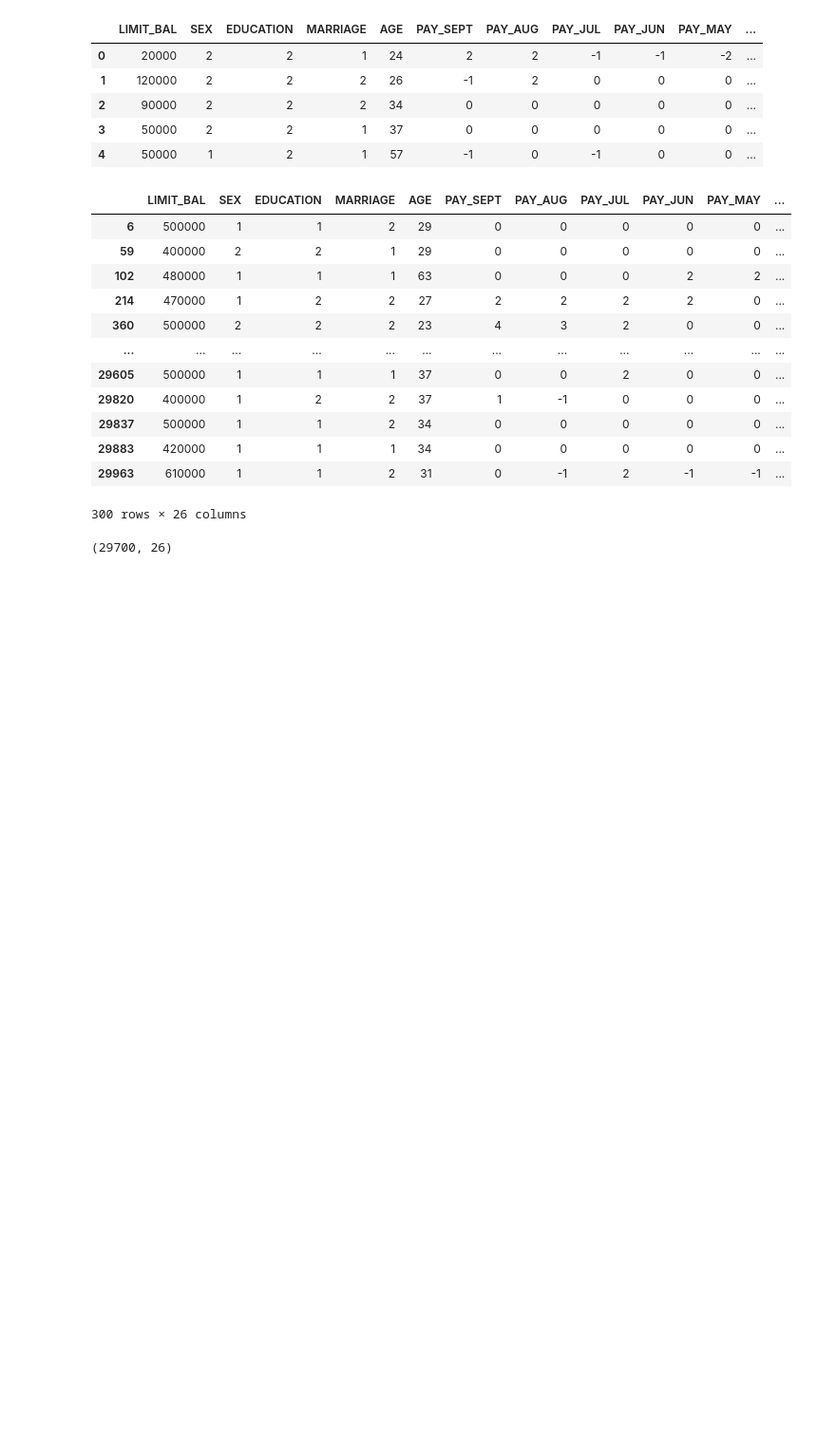
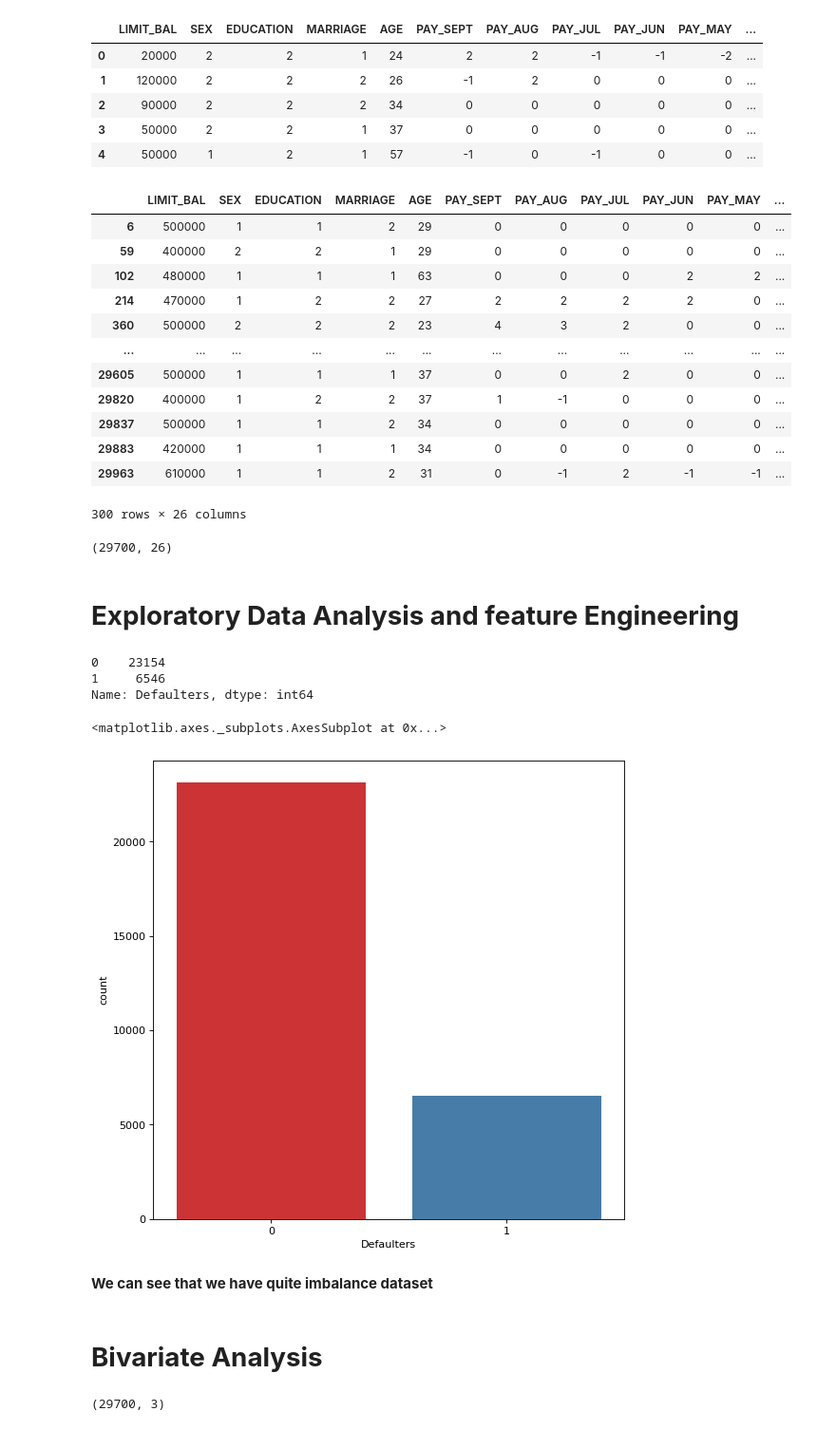
Before and after one commit to Sivaramaguhan/Credit-card-default-prediction, a Jupyter notebook: Guhan_Credit_Card_Default_Prediction_Capstone_Project.ipynb, the cells around one changed output. Shown: that part at 95% size. Drawn from its saved outputs; the diff is of its cells as text; code cells hidden in the pictures; blank space fills up the shorter version.

```diff
--- a/Guhan_Credit_Card_Default_Prediction_Capstone_Project.ipynb
+++ b/Guhan_Credit_Card_Default_Prediction_Capstone_Project.ipynb
@@ -273,3 +273,35 @@ df=df.drop( df[ df['multivariate_outlier'] == -1 ].index)
 df.shape
 # %% [output]
 (29700, 26)
+# %% [markdown]
+# **Exploratory Data Analysis and feature Engineering**
+# %%
+#checking dependent valriable
+df['Defaulters'].value_counts()
+# %% [output]
+0    23154
+1     6546
+Name: Defaulters, dtype: int64
+# %%
+#visualizing dependent variable
+plt.figure(figsize=(8,8),dpi=80)
+sns.countplot(x='Defaulters',data=df,palette='Set1')
+# %% [output]
+<matplotlib.axes._subplots.AxesSubplot at 0x...>
+[figure, added]
+# %% [markdown]
+**We can see that we have quite imbalance dataset**
+# %% [markdown]
+
+# **Bivariate Analysis**
+# %%
+#analysing categorical variable
+categorical_features = ['SEX', 'EDUCATION', 'MARRIAGE']
+
+#creating different df for categorical variable
+df_cat = df[categorical_features]
+
+#checking shape of categorical variable
+df_cat.shape
+# %% [output]
+(29700, 3)
```
Also changed, not shown: parts of 25 cells of this notebook.
